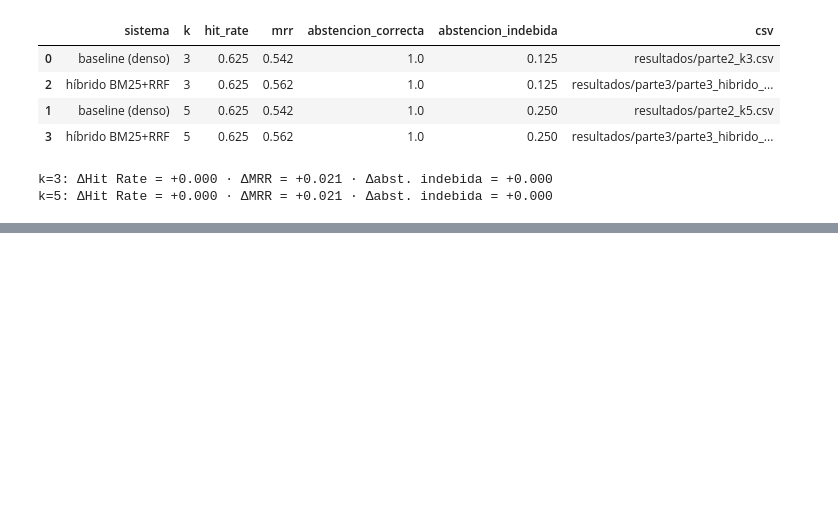
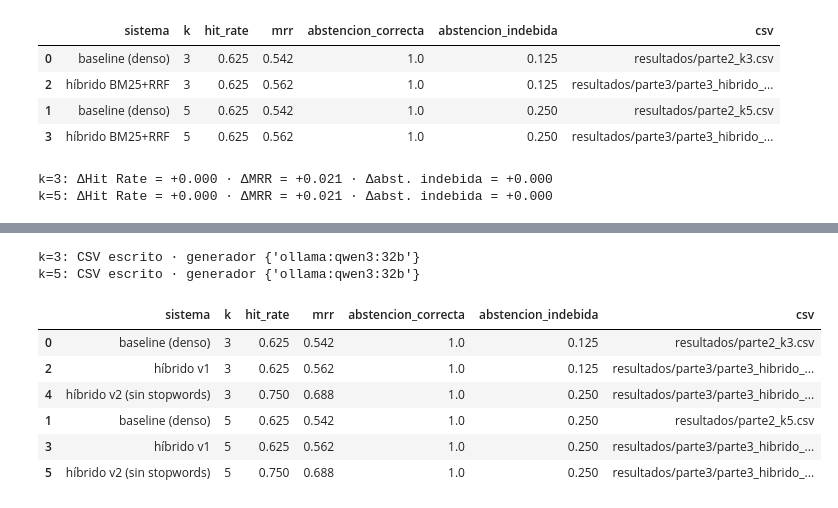
Before and after one commit to akroasis0301/taller-02-rag-alvarez-ballesteros-ludena, a Jupyter notebook: notebooks/3. Parte3.ipynb, the cells around one changed output, grey strips where cells are left out. Saved outputs shown, nothing was run; the diff lists cells and outputs as text; code cells hidden in the pictures; blank space fills up the shorter version.

Commit message:
feat: correcciones parte 3 y 4

```diff
--- a/notebooks/3. Parte3.ipynb
+++ b/notebooks/3. Parte3.ipynb
@@ -191,0 +278,24 @@ k=5: ΔHit Rate = +0.000 · ΔMRR = +0.021 · Δabst. indebida = +0.000
+# %%
+# Recuperación (sin generar) de los tres sistemas sobre el mismo índice
+filas_ret = []
+reportes_v2 = {}
+for k in (3, 5):
+    for nombre, sistema in (("baseline (denso)", SoloDenso(pipeline)),
+                            ("híbrido v1", pipeline),
+                            ("híbrido v2 (sin stopwords)", hibrido_v2)):
+        rep = evaluate_retrieval(golden, sistema, k=k, generar=False)
+        reportes_v2[(nombre, k)] = rep
+        filas_ret.append({"sistema": nombre, "k": k, "hit_rate": rep["hit_rate"], "mrr": rep["mrr"]})
+display(pd.DataFrame(filas_ret).round(3))
+
+# Detalle por pregunta (k=5)
+det = []
+for q in golden:
+    if not q["documentos_fuente"]:
+        continue
+    pos = {n: next(r["posicion"] for r in reportes_v2[(n, 5)]["rows"] if r["id"] == q["id"])
+           for n in ("baseline (denso)", "híbrido v1", "híbrido v2 (sin stopwords)")}
+    det.append({"id": q["id"], "tipo": q["tipo"], **{f"pos_{n}": p for n, p in pos.items()}})
+df_det_v2 = pd.DataFrame(det)
+display(df_det_v2)
+df_det_v2.to_csv(carpeta / "parte3_v2_detalle_por_pregunta.csv", index=False, encoding="utf-8-sig")
@@ -191,0 +319,31 @@ k=5: ΔHit Rate = +0.000 · ΔMRR = +0.021 · Δabst. indebida = +0.000
+# %%
+# Abstención con la v2 (genera: 10 preguntas × 2 valores de k)
+filas_v2 = {}
+for k in (3, 5):
+    rep = evaluate_retrieval(golden, hibrido_v2, k=k, generar=True)
+    generadores = {r["generador"] for r in rep["rows"]}
+    assert all(g and g.startswith("ollama:") for g in generadores), f"Generador inesperado: {generadores}"
+    escribir_csv(rep["rows"], carpeta / f"parte3_hibrido_v2_k{k}.csv", f"{EMBEDDING_MODEL}+bm25-rrf-v2")
+    filas_v2[k] = rep["rows"]
+    print(f"k={k}: CSV escrito · generador {generadores}")
+escribir_csv([*filas_v2[3], *filas_v2[5]], carpeta / "resultados_parte3_v2.csv", f"{EMBEDDING_MODEL}+bm25-rrf-v2")
+# %% [output]
+k=3: CSV escrito · generador {'ollama:qwen3:32b'}
+k=5: CSV escrito · generador {'ollama:qwen3:32b'}
+# %%
+# Tabla final de la Parte 3, derivada de los CSV crudos
+tabla_final = pd.DataFrame(
+    [metricas_desde_csv(raiz / "resultados" / f"parte2_k{k}.csv", "baseline (denso)") for k in (3, 5)] +
+    [metricas_desde_csv(carpeta / f"parte3_hibrido_k{k}.csv", "híbrido v1") for k in (3, 5)] +
+    [metricas_desde_csv(carpeta / f"parte3_hibrido_v2_k{k}.csv", "híbrido v2 (sin stopwords)") for k in (3, 5)]
+).sort_values(["k", "sistema"])
+display(tabla_final.round(3))
+tabla_final.to_csv(carpeta / "parte3_resumen_final.csv", index=False, encoding="utf-8-sig")
+# %% [output]
+|  | sistema | k | hit_rate | mrr | abstencion_correcta | abstencion_indebida | csv |
+| 0 | baseline (denso) | 3 | 0.625 | 0.542 | 1.0 | 0.125 | resultados/parte2_k3.csv |
+| 2 | híbrido v1 | 3 | 0.625 | 0.562 | 1.0 | 0.125 | resultados/parte3/parte3_hibrido_... |
+| 4 | híbrido v2 (sin stopwords) | 3 | 0.750 | 0.688 | 1.0 | 0.250 | resultados/parte3/parte3_hibrido_... |
+| 1 | baseline (denso) | 5 | 0.625 | 0.542 | 1.0 | 0.250 | resultados/parte2_k5.csv |
+| 3 | híbrido v1 | 5 | 0.625 | 0.562 | 1.0 | 0.250 | resultados/parte3/parte3_hibrido_... |
+| 5 | híbrido v2 (sin stopwords) | 5 | 0.750 | 0.688 | 1.0 | 0.250 | resultados/parte3/parte3_hibrido_... |
```
Also changed, not shown: parts of 8 cells of this notebook, 11 other files.
